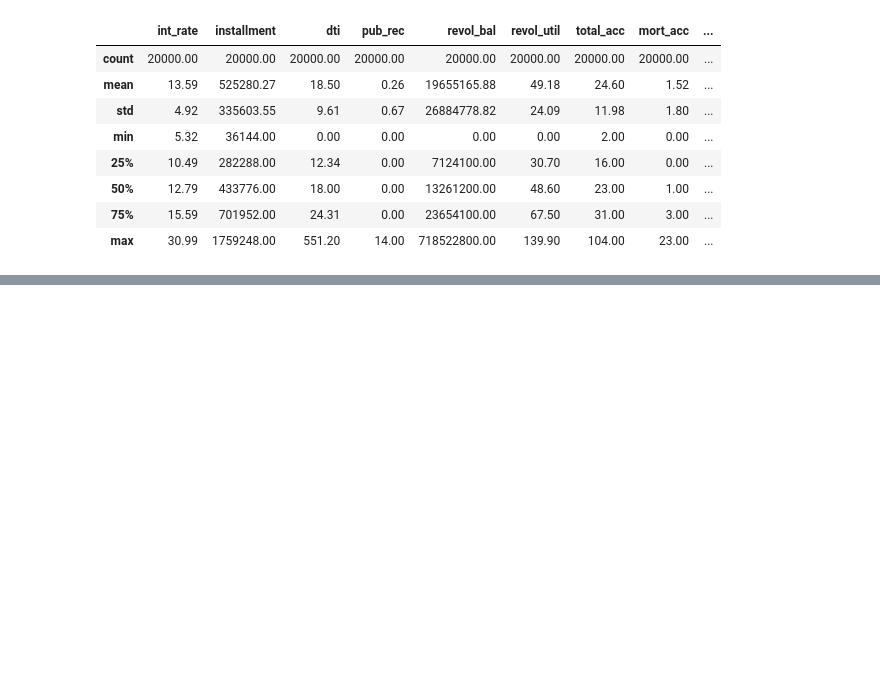
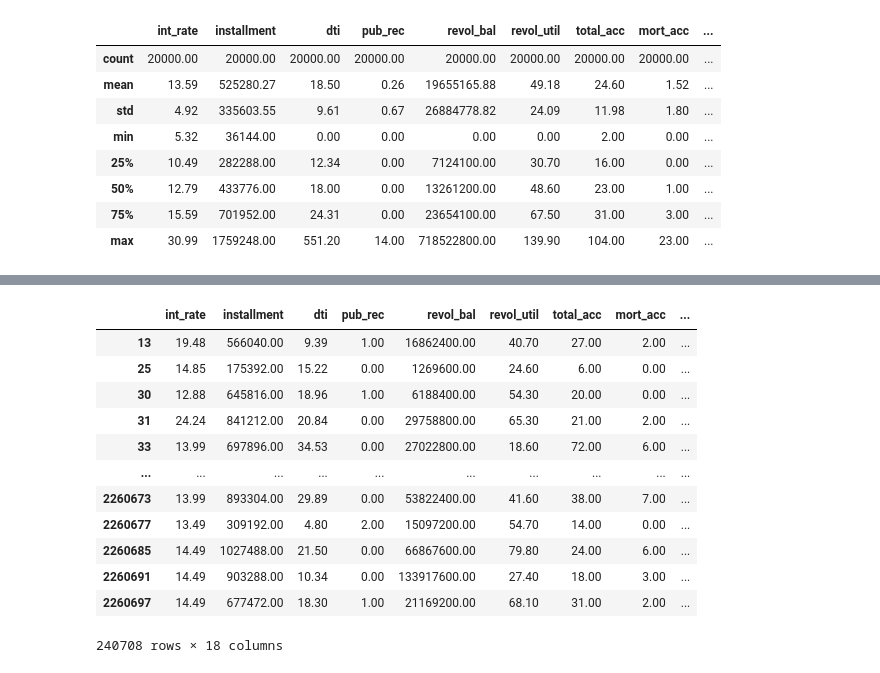
Before and after one commit to oeloanja/ML_screening, a Jupyter notebook: preprocessing.ipynb, the cells around one changed output, grey strips where cells are left out. Cells and saved outputs as stored; diff of their text form; code cells hidden in the pictures; blank space fills up the shorter version.

```diff
--- a/preprocessing.ipynb
+++ b/preprocessing.ipynb
@@ -373,0 +440,17 @@ data_ver3_20.describe()
+# %%
+data_ver3_target_2 = data_ver3_target[data_ver3_target['target'] == 2]
+data_ver3_target_2
+# %% [output]
+|  | int_rate | installment | dti | pub_rec | revol_bal | revol_util | total_acc | mort_acc | ... |
+| 13 | 19.48 | 566040.00 | 9.39 | 1.00 | 16862400.00 | 40.70 | 27.00 | 2.00 | ... |
+| 25 | 14.85 | 175392.00 | 15.22 | 0.00 | 1269600.00 | 24.60 | 6.00 | 0.00 | ... |
+| 30 | 12.88 | 645816.00 | 18.96 | 1.00 | 6188400.00 | 54.30 | 20.00 | 0.00 | ... |
+| 31 | 24.24 | 841212.00 | 20.84 | 0.00 | 29758800.00 | 65.30 | 21.00 | 2.00 | ... |
+| 33 | 13.99 | 697896.00 | 34.53 | 0.00 | 27022800.00 | 18.60 | 72.00 | 6.00 | ... |
+| ... | ... | ... | ... | ... | ... | ... | ... | ... | ... |
+| 2260673 | 13.99 | 893304.00 | 29.89 | 0.00 | 53822400.00 | 41.60 | 38.00 | 7.00 | ... |
+| 2260677 | 13.49 | 309192.00 | 4.80 | 2.00 | 15097200.00 | 54.70 | 14.00 | 0.00 | ... |
+| 2260685 | 14.49 | 1027488.00 | 21.50 | 0.00 | 66867600.00 | 79.80 | 24.00 | 6.00 | ... |
+| 2260691 | 14.49 | 903288.00 | 10.34 | 0.00 | 133917600.00 | 27.40 | 18.00 | 3.00 | ... |
+| 2260697 | 14.49 | 677472.00 | 18.30 | 1.00 | 21169200.00 | 68.10 | 31.00 | 2.00 | ... |
+240708 rows × 18 columns
```
Also changed, not shown: parts of 30 cells of this notebook, 2 other files.
